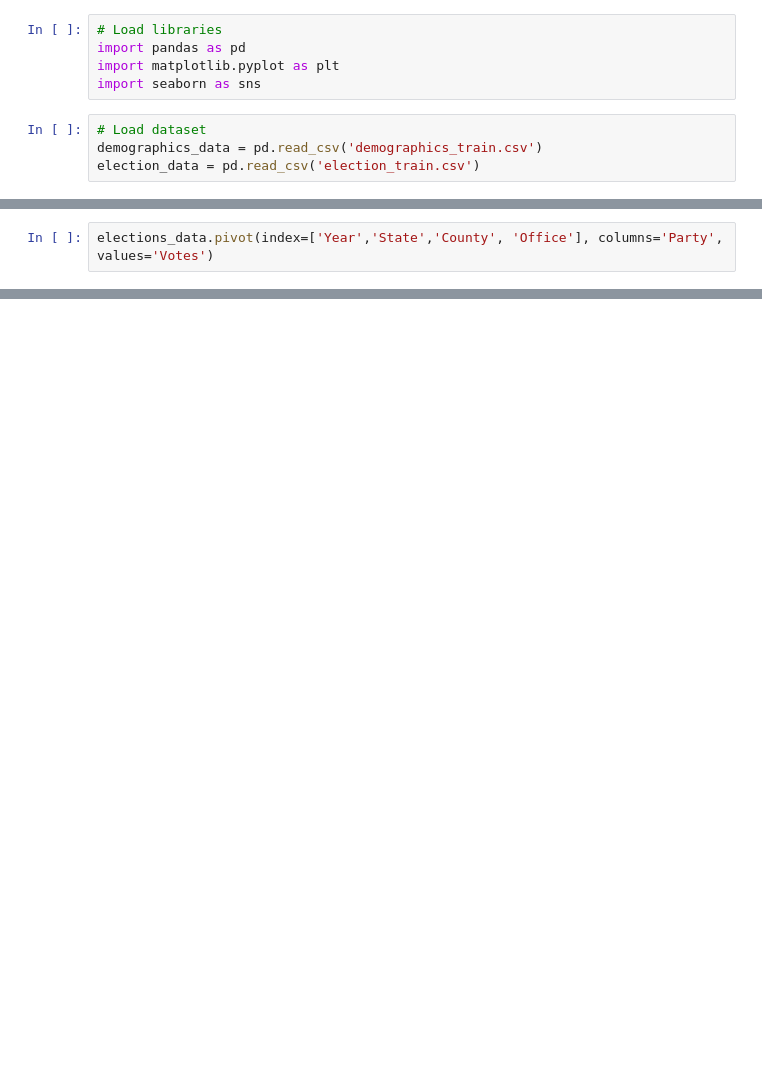
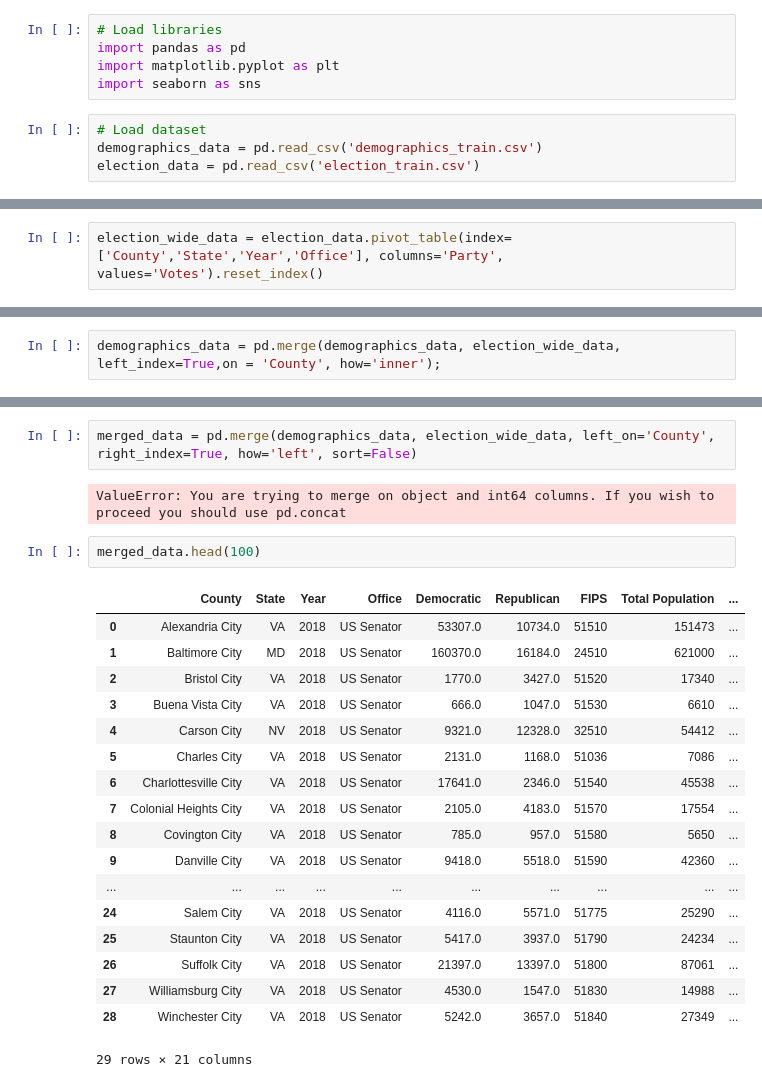
Before and after one commit to furqaanali/CS418-Project01, a Jupyter notebook: Project 01.ipynb, the cells around one changed output, grey strips where cells are left out. Saved outputs shown, nothing was run; the diff lists cells and outputs as text; blank space fills up the shorter version.

Commit message:
Add files via upload
Second commit, needs to work on merge

```diff
--- a/Project 01.ipynb
+++ b/Project 01.ipynb
@@ -38,2 +35,2 @@ elections_data.shape
 # %%
-elections_data.pivot(index=['Year','State','County', 'Office'], columns='Party', values='Votes')
+election_wide_data = election_data.pivot_table(index=['County','State','Year','Office'], columns='Party', values='Votes').reset_index()
@@ -53,0 +127,2 @@ elections_data.pivot(index=['Year','State','County', 'Office'], columns='Party',
+# %%
+demographics_data = pd.merge(demographics_data, election_wide_data, left_index=True,on = 'County', how='inner');
@@ -53,0 +149,25 @@ elections_data.pivot(index=['Year','State','County', 'Office'], columns='Party',
+# %%
+merged_data = pd.merge(demographics_data, election_wide_data, left_on='County', right_index=True, how='left', sort=False)
+# %% [output]
+ValueError: You are trying to merge on object and int64 columns. If you wish to proceed you should use pd.concat
+# %%
+merged_data.head(100)
+# %% [output]
+|  | County | State | Year | Office | Democratic | Republican | FIPS | Total Population | ... |
+| 0 | Alexandria City | VA | 2018 | US Senator | 53307.0 | 10734.0 | 51510 | 151473 | ... |
+| 1 | Baltimore City | MD | 2018 | US Senator | 160370.0 | 16184.0 | 24510 | 621000 | ... |
+| 2 | Bristol City | VA | 2018 | US Senator | 1770.0 | 3427.0 | 51520 | 17340 | ... |
+| 3 | Buena Vista City | VA | 2018 | US Senator | 666.0 | 1047.0 | 51530 | 6610 | ... |
+| 4 | Carson City | NV | 2018 | US Senator | 9321.0 | 12328.0 | 32510 | 54412 | ... |
+| 5 | Charles City | VA | 2018 | US Senator | 2131.0 | 1168.0 | 51036 | 7086 | ... |
+| 6 | Charlottesville City | VA | 2018 | US Senator | 17641.0 | 2346.0 | 51540 | 45538 | ... |
+| 7 | Colonial Heights City | VA | 2018 | US Senator | 2105.0 | 4183.0 | 51570 | 17554 | ... |
+| 8 | Covington City | VA | 2018 | US Senator | 785.0 | 957.0 | 51580 | 5650 | ... |
+| 9 | Danville City | VA | 2018 | US Senator | 9418.0 | 5518.0 | 51590 | 42360 | ... |
+| ... | ... | ... | ... | ... | ... | ... | ... | ... | ... |
+| 24 | Salem City | VA | 2018 | US Senator | 4116.0 | 5571.0 | 51775 | 25290 | ... |
+| 25 | Staunton City | VA | 2018 | US Senator | 5417.0 | 3937.0 | 51790 | 24234 | ... |
+| 26 | Suffolk City | VA | 2018 | US Senator | 21397.0 | 13397.0 | 51800 | 87061 | ... |
+| 27 | Williamsburg City | VA | 2018 | US Senator | 4530.0 | 1547.0 | 51830 | 14988 | ... |
+| 28 | Winchester City | VA | 2018 | US Senator | 5242.0 | 3657.0 | 51840 | 27349 | ... |
+29 rows × 21 columns
```
Also changed, not shown: parts of 11 cells of this notebook.
